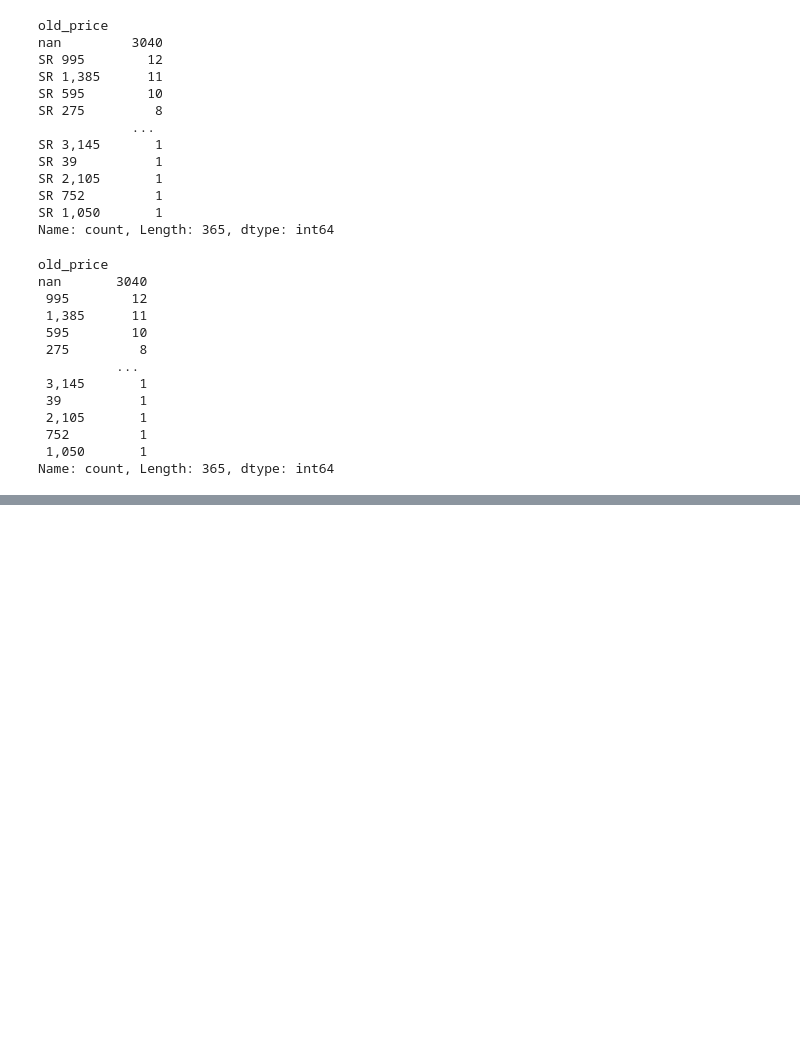
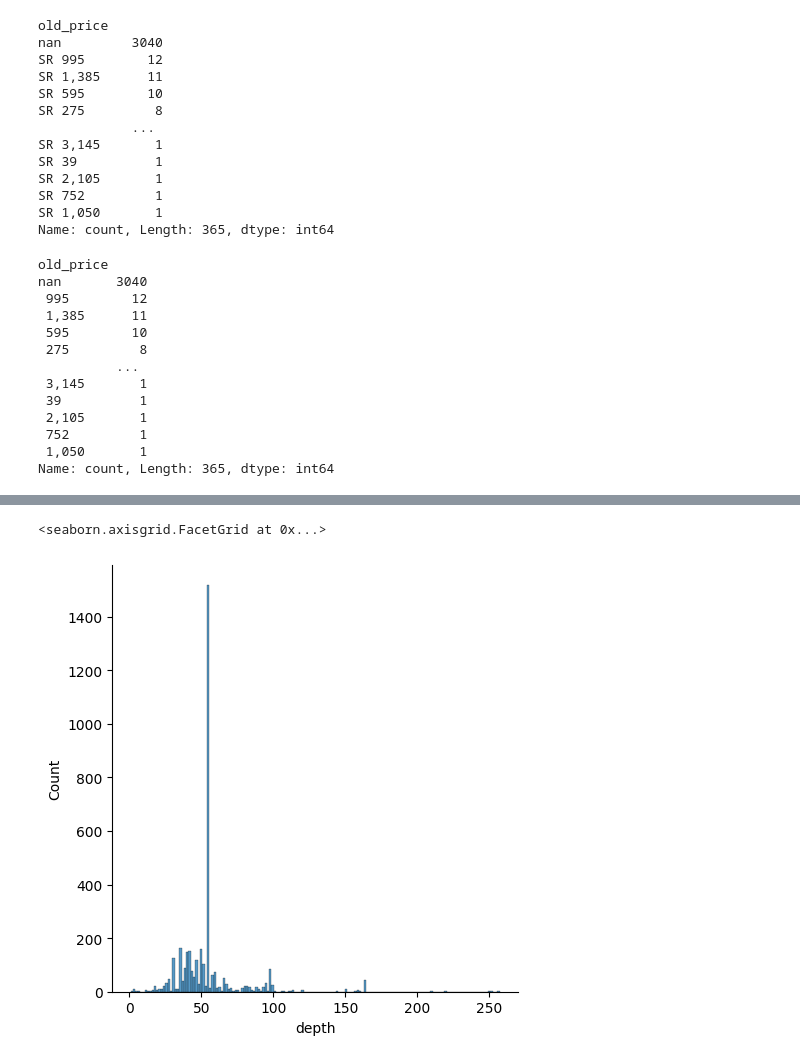
Before and after one commit to sumukhbhandarkar/ds-ai-ml-iiit-bangalore, a Jupyter notebook: sql-stats-essentials/EDA/live-session-June1.ipynb, the cells around one changed output, grey strips where cells are left out. Drawn from its saved outputs; the diff is of its cells as text; code cells hidden in the pictures; blank space fills up the shorter version.

```diff
--- a/sql-stats-essentials/EDA/live-session-June1.ipynb
+++ b/sql-stats-essentials/EDA/live-session-June1.ipynb
@@ -94,7 +94,7 @@ data['old_price'].isna().sum()
 # %% [output]
 np.int64(0)
 # %%
-data['old_price'] = data['old_price'].replace('No old price', np.nan)
+data['old_price'] = data['old_price'].replace('No old price', 'NaN')
 # %%
 data['old_price'].value_counts()
 # %% [output]
@@ -147,3 +147,5 @@ nan       3040
  752         1
  1,050       1
 Name: count, Length: 365, dtype: int64
+# %%
+data['old_price'] = pd.to_numeric(data['old_price'], errors='coerce')
@@ -149,0 +159,3 @@ Name: count, Length: 365, dtype: int64
+# %%
+# Number of null records are more than 90% of the values. So better to drop the column
+data = data.drop(['old_price'], axis=1)
@@ -149,0 +200,4 @@ Name: count, Length: 365, dtype: int64
+# %%
+data['depth'] = data.depth.fillna(data.depth.mean())
+data['height'] = data.height.fillna(data.height.mean())
+data['width'] = data.width.fillna(data.width.mean())
@@ -149,0 +219,6 @@ Name: count, Length: 365, dtype: int64
+# %%
+# data1 = data.isnull()
+sns.displot(data['depth'])
+# %% [output]
+<seaborn.axisgrid.FacetGrid at 0x...>
+[figure, added]
```
Also changed, not shown: parts of 9 cells of this notebook.
